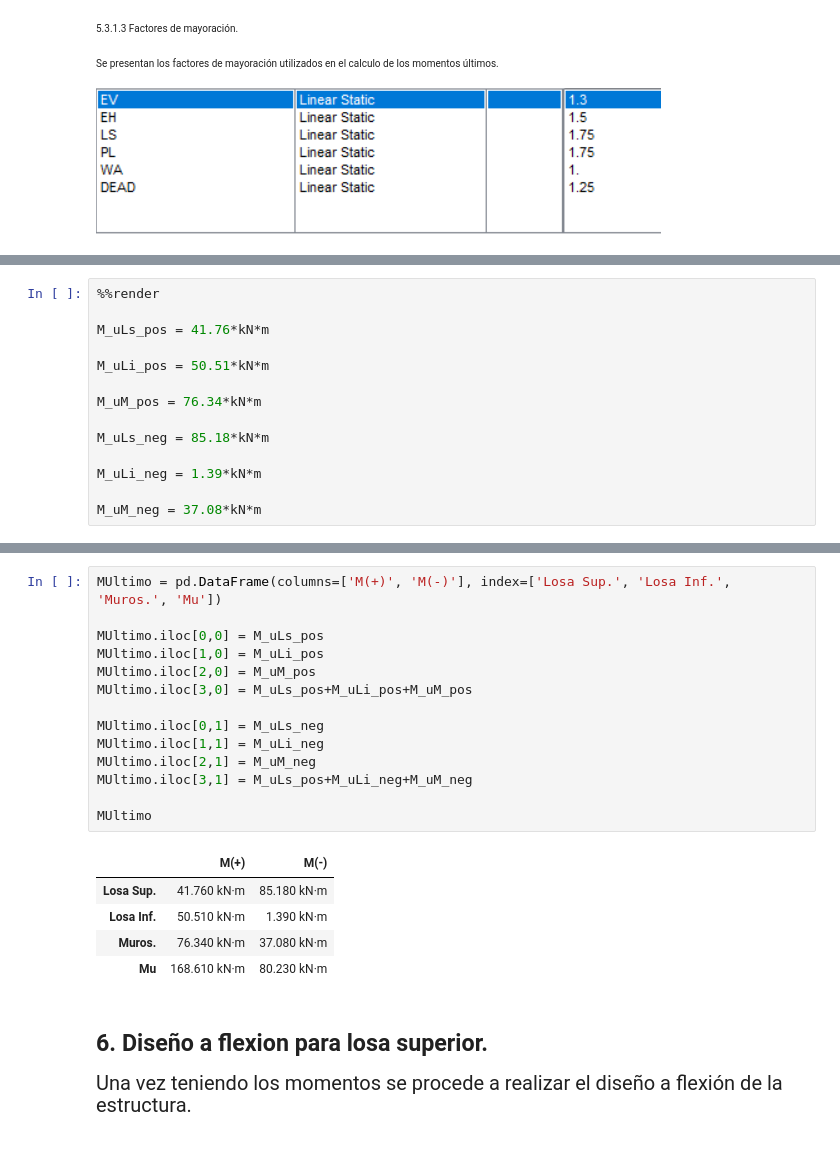
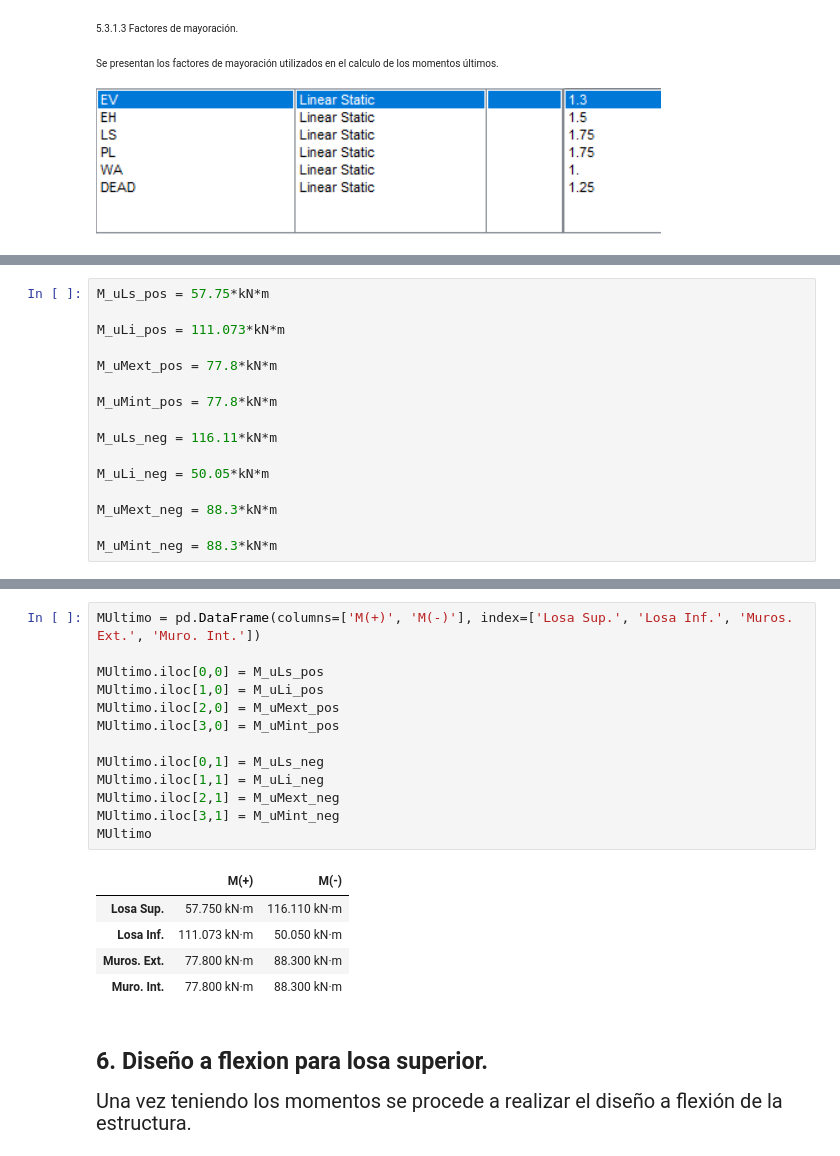
Before and after one commit to Saumeth/Boxculvert, a Jupyter notebook: Code/boxculvert.ipynb, the cells around one changed output, grey strips where cells are left out. Drawn from its saved outputs; the diff is of its cells as text.

```diff
--- a/Code/boxculvert.ipynb
+++ b/Code/boxculvert.ipynb
@@ -972,16 +978,18 @@ VUltimo
 
 ![image.png](attachment:66f03b3d-d27a-427a-8713-caf183137858.png)
 # %%
-%%render
+M_uLs_pos = 57.75*kN*m
 
-M_uLs_pos = 41.76*kN*m
+M_uLi_pos = 111.073*kN*m
 
-M_uLi_pos = 50.51*kN*m
+M_uMext_pos = 77.8*kN*m
 
-M_uM_pos = 76.34*kN*m
+M_uMint_pos = 77.8*kN*m
 
-M_uLs_neg = 85.18*kN*m
+M_uLs_neg = 116.11*kN*m
 
-M_uLi_neg = 1.39*kN*m
+M_uLi_neg = 50.05*kN*m
 
-M_uM_neg = 37.08*kN*m
+M_uMext_neg = 88.3*kN*m
+
+M_uMint_neg = 88.3*kN*m
@@ -1004,23 +996,22 @@ M_{uM_{neg}} &= 37.08 \cdot \mathrm{kN} \cdot m  = 37.08 \cdot kN \cdot m &= 37.
 # %%
-MUltimo = pd.DataFrame(columns=['M(+)', 'M(-)'], index=['Losa Sup.', 'Losa Inf.', 'Muros.', 'Mu'])
+MUltimo = pd.DataFrame(columns=['M(+)', 'M(-)'], index=['Losa Sup.', 'Losa Inf.', 'Muros. Ext.', 'Muro. Int.'])
 
 MUltimo.iloc[0,0] = M_uLs_pos
 MUltimo.iloc[1,0] = M_uLi_pos
-MUltimo.iloc[2,0] = M_uM_pos
-MUltimo.iloc[3,0] = M_uLs_pos+M_uLi_pos+M_uM_pos
+MUltimo.iloc[2,0] = M_uMext_pos
+MUltimo.iloc[3,0] = M_uMint_pos
 
 MUltimo.iloc[0,1] = M_uLs_neg
 MUltimo.iloc[1,1] = M_uLi_neg
-MUltimo.iloc[2,1] = M_uM_neg
-MUltimo.iloc[3,1] = M_uLs_pos+M_uLi_neg+M_uM_neg
-
+MUltimo.iloc[2,1] = M_uMext_neg
+MUltimo.iloc[3,1] = M_uMint_neg
 MUltimo
 # %% [output]
 |  | M(+) | M(-) |
-| Losa Sup. | 41.760 kN·m | 85.180 kN·m |
-| Losa Inf. | 50.510 kN·m | 1.390 kN·m |
-| Muros. | 76.340 kN·m | 37.080 kN·m |
-| Mu | 168.610 kN·m | 80.230 kN·m |
+| Losa Sup. | 57.750 kN·m | 116.110 kN·m |
+| Losa Inf. | 111.073 kN·m | 50.050 kN·m |
+| Muros. Ext. | 77.800 kN·m | 88.300 kN·m |
+| Muro. Int. | 77.800 kN·m | 88.300 kN·m |
 # %% [markdown]
 <html>
 <body>
```
Also changed, not shown: parts of 273 cells of this notebook.
